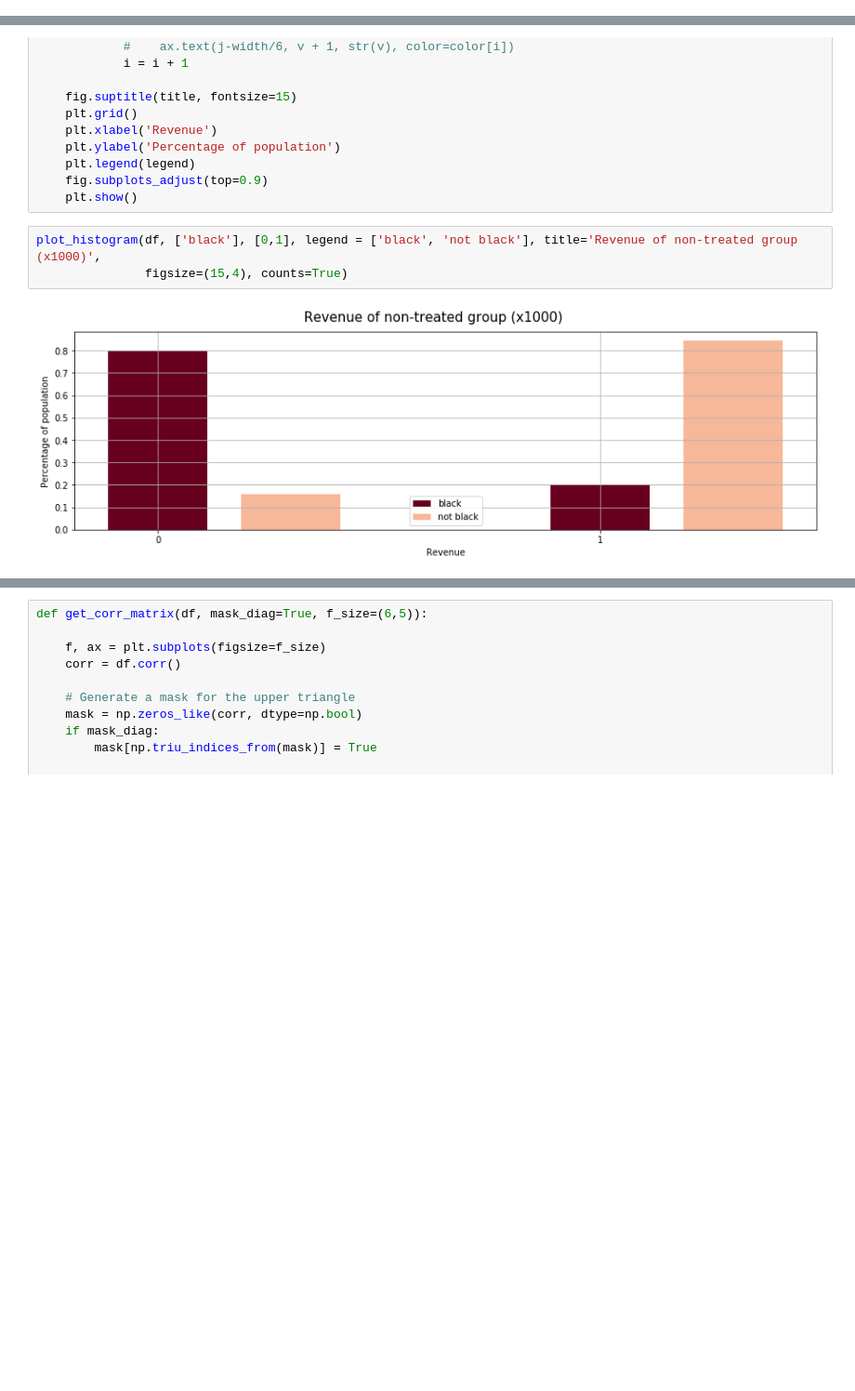
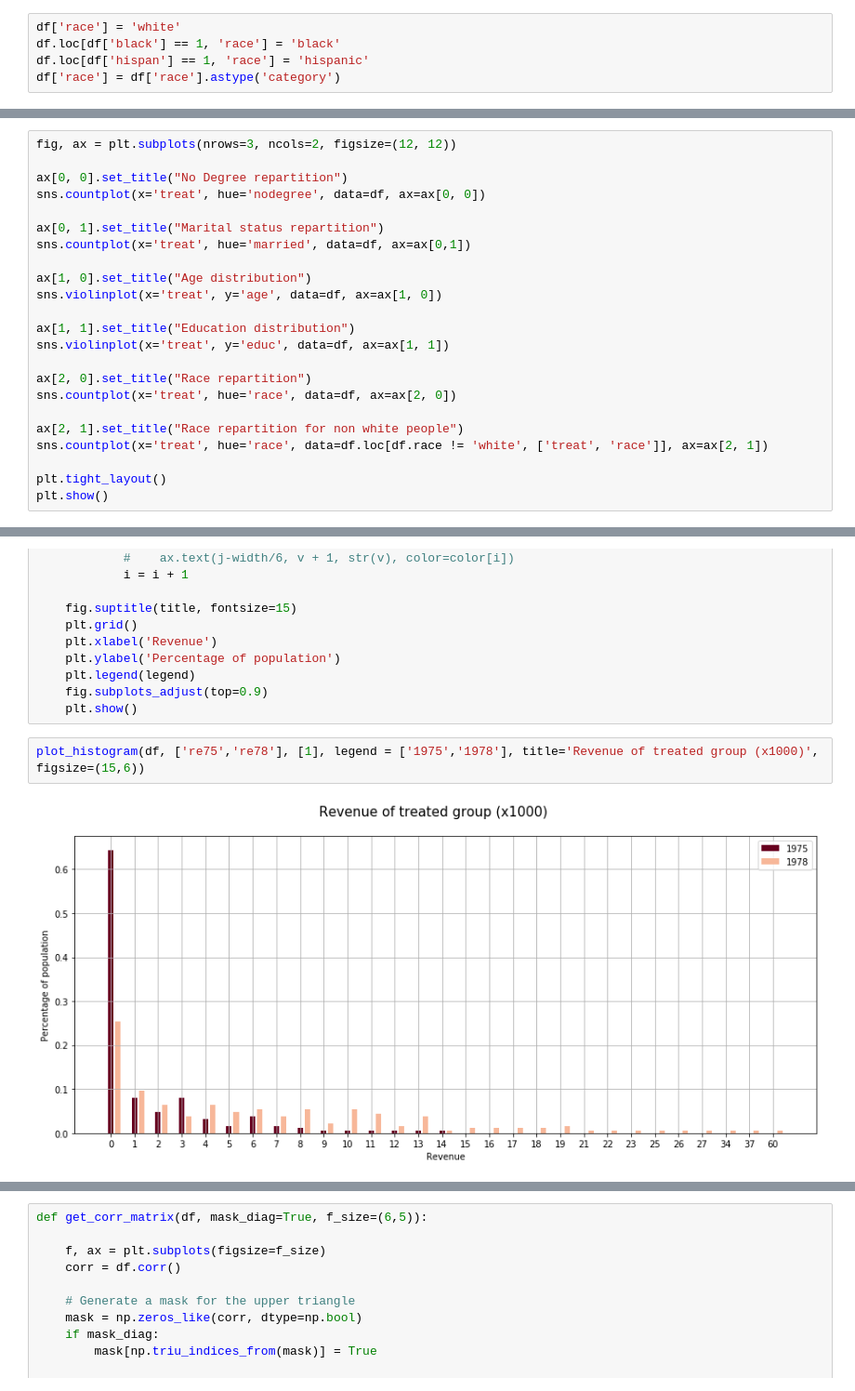
Before and after one commit to armand33/applied_data_analysis_2017, a Jupyter notebook: 04 - Applied ML/Homework 4.ipynb, the cells around one changed output, grey strips where cells are left out. Shown: that part at 93% size. Drawn from its saved outputs; the diff is of its cells as text; blank space fills up the shorter version.

Commit message:
modified plots in question 1.2 and started 1.5

```diff
--- a/04 - Applied ML/Homework 4.ipynb
+++ b/04 - Applied ML/Homework 4.ipynb
@@ -35,0 +43,5 @@ df = pd.read_csv('lalonde.csv').set_index('id')
+# %%
+df['race'] = 'white'
+df.loc[df['black'] == 1, 'race'] = 'black'
+df.loc[df['hispan'] == 1, 'race'] = 'hispanic'
+df['race'] = df['race'].astype('category')
@@ -76,0 +130,23 @@ df_mean_group
+# %%
+fig, ax = plt.subplots(nrows=3, ncols=2, figsize=(12, 12))
+
+ax[0, 0].set_title("No Degree repartition")
+sns.countplot(x='treat', hue='nodegree', data=df, ax=ax[0, 0])
+
+ax[0, 1].set_title("Marital status repartition")
+sns.countplot(x='treat', hue='married', data=df, ax=ax[0,1])
+
+ax[1, 0].set_title("Age distribution")
+sns.violinplot(x='treat', y='age', data=df, ax=ax[1, 0])
+
+ax[1, 1].set_title("Education distribution")
+sns.violinplot(x='treat', y='educ', data=df, ax=ax[1, 1])
+
+ax[2, 0].set_title("Race repartition")
+sns.countplot(x='treat', hue='race', data=df, ax=ax[2, 0])
+
+ax[2, 1].set_title("Race repartition for non white people")
+sns.countplot(x='treat', hue='race', data=df.loc[df.race != 'white', ['treat', 'race']], ax=ax[2, 1])
+
+plt.tight_layout()
+plt.show()
@@ -147,8 +233,7 @@ def plot_histogram(df, columns, treated, title, legend, figsize=(20,10), counts
     fig.subplots_adjust(top=0.9)
     plt.show()
 # %%
-plot_histogram(df, ['black'], [0,1], legend = ['black', 'not black'], title='Revenue of non-treated group (x1000)',
-               figsize=(15,4), counts=True)
+plot_histogram(df, ['re75','re78'], [1], legend = ['1975','1978'], title='Revenue of treated group (x1000)', figsize=(15,6))
 # %% [output]
-[figure, old version]
+[figure, new version]
 # %%
```
Also changed, not shown: parts of 79 cells of this notebook.
